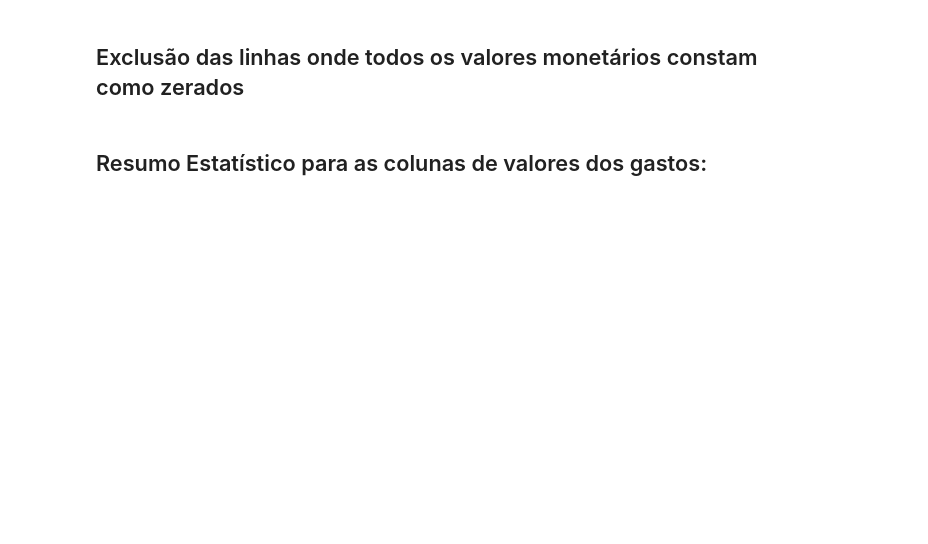
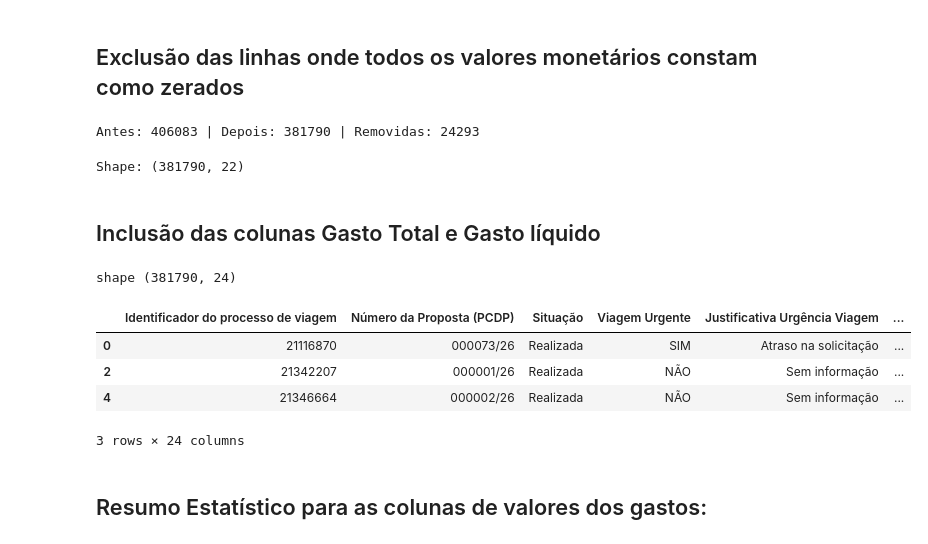
Before and after one commit to rafael-m-ferreira/caixaverso_projeto_final, a Jupyter notebook: notebooks/analise.ipynb, the cells around one changed output. Drawn from its saved outputs; the diff is of its cells as text; code cells hidden in the pictures; blank space fills up the shorter version.

Commit message:
Inclusão das colunas Gastos totais e Gasto líquido e ajustes de textos

```diff
--- a/notebooks/analise.ipynb
+++ b/notebooks/analise.ipynb
@@ -117,9 +192,35 @@ df_pag_zerados
 # %%
 valores_monetarios = ["Valor diárias", "Valor passagens", "Valor devolução", "Valor outros gastos"]
 
-df_viagem_limpo = df_viagem[~df_viagem[valores_monetarios].eq(0).all(axis=1)]
+df_viagem_limpo = df_viagem[~df_viagem[valores_monetarios].eq(0).all(axis=1)].copy()
 
 print(f'Antes: {len(df_viagem)} | Depois: {len(df_viagem_limpo)} | Removidas: {len(df_viagem) - len(df_viagem_limpo)}')
+# %% [output]
+Antes: 406083 | Depois: 381790 | Removidas: 24293
+# %%
+df_viagem = df_viagem_limpo
+print("Shape:",df_viagem.shape)
+# %% [output]
+Shape: (381790, 22)
+# %% [markdown]
+## Inclusão das colunas Gasto Total e Gasto líquido
+# %%
+# Incluindo as colunas Gasto Total e Gasto líquido
+colunas_gastos = ["Valor diárias", "Valor passagens", "Valor outros gastos"]
+df_viagem['Gasto total'] = df_viagem[colunas_gastos].sum(axis=1)
+df_viagem['Gasto líquido'] = (
+    df_viagem[colunas_gastos].sum(axis=1)
+    - df_viagem['Valor devolução']
+)
+print("shape", df_viagem.shape)
+df_viagem.head(3)
+# %% [output]
+shape (381790, 24)
+|  | Identificador do processo de viagem | Número da Proposta (PCDP) | Situação | Viagem Urgente | Justificativa Urgência Viagem | ... |
+| 0 | 21116870 | 000073/26 | Realizada | SIM | Atraso na solicitação | ... |
+| 2 | 21342207 | 000001/26 | Realizada | NÃO | Sem informação | ... |
+| 4 | 21346664 | 000002/26 | Realizada | NÃO | Sem informação | ... |
+3 rows × 24 columns
 # %% [markdown]
 ## Resumo Estatístico para as colunas de valores dos gastos:
 # %%
```
Also changed, not shown: parts of 15 cells of this notebook.
